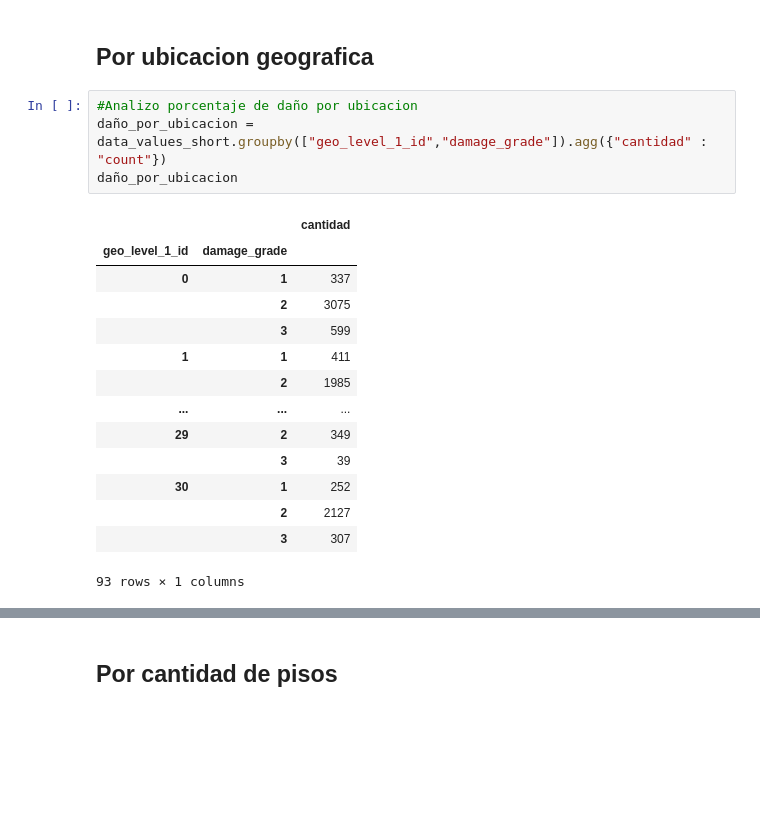
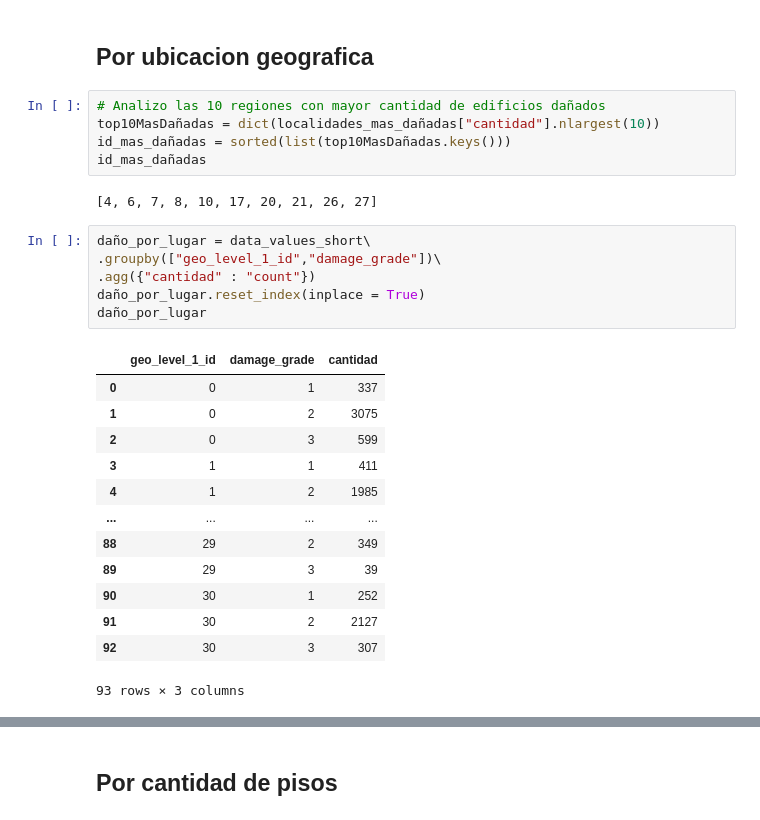
Before and after one commit to DanteReinaudo/EarthquakeDamagePrediction, a Jupyter notebook: tp1/analisis_dante.ipynb, the cells around one changed output, grey strips where cells are left out. Saved outputs shown, nothing was run; the diff lists cells and outputs as text; blank space fills up the shorter version.

```diff
--- a/tp1/analisis_dante.ipynb
+++ b/tp1/analisis_dante.ipynb
@@ -244,21 +223,29 @@ daño_por_edad
 # %% [markdown]
 ## Por ubicacion geografica
+# %%
+# Analizo las 10 regiones con mayor cantidad de edificios dañados
+top10MasDañadas = dict(localidades_mas_dañadas["cantidad"].nlargest(10))
+id_mas_dañadas = sorted(list(top10MasDañadas.keys()))
+id_mas_dañadas
+# %% [output]
+[4, 6, 7, 8, 10, 17, 20, 21, 26, 27]
 # %%
-#Analizo porcentaje de daño por ubicacion
-daño_por_ubicacion = data_values_short.groupby(["geo_level_1_id","damage_grade"]).agg({"cantidad" : "count"})
-daño_por_ubicacion
+daño_por_lugar = data_values_short\
+.groupby(["geo_level_1_id","damage_grade"])\
+.agg({"cantidad" : "count"})
+daño_por_lugar.reset_index(inplace = True)
+daño_por_lugar
 # %% [output]
-|  |  | cantidad |
-| geo_level_1_id | damage_grade |  |
-| 0 | 1 | 337 |
-|  | 2 | 3075 |
-|  | 3 | 599 |
-| 1 | 1 | 411 |
-|  | 2 | 1985 |
-| ... | ... | ... |
-| 29 | 2 | 349 |
-|  | 3 | 39 |
-| 30 | 1 | 252 |
-|  | 2 | 2127 |
-|  | 3 | 307 |
+|  | geo_level_1_id | damage_grade | cantidad |
+| 0 | 0 | 1 | 337 |
+| 1 | 0 | 2 | 3075 |
+| 2 | 0 | 3 | 599 |
+| 3 | 1 | 1 | 411 |
+| 4 | 1 | 2 | 1985 |
+| ... | ... | ... | ... |
+| 88 | 29 | 2 | 349 |
+| 89 | 29 | 3 | 39 |
+| 90 | 30 | 1 | 252 |
+| 91 | 30 | 2 | 2127 |
+| 92 | 30 | 3 | 307 |
-93 rows × 1 columns
+93 rows × 3 columns
```
Also changed, not shown: parts of 15 cells of this notebook.
